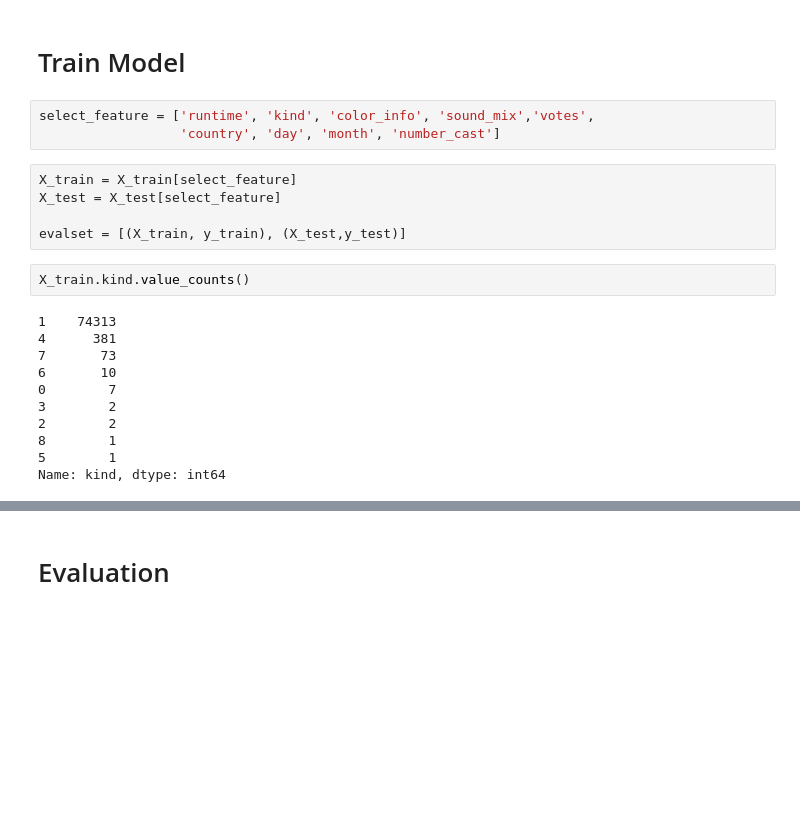
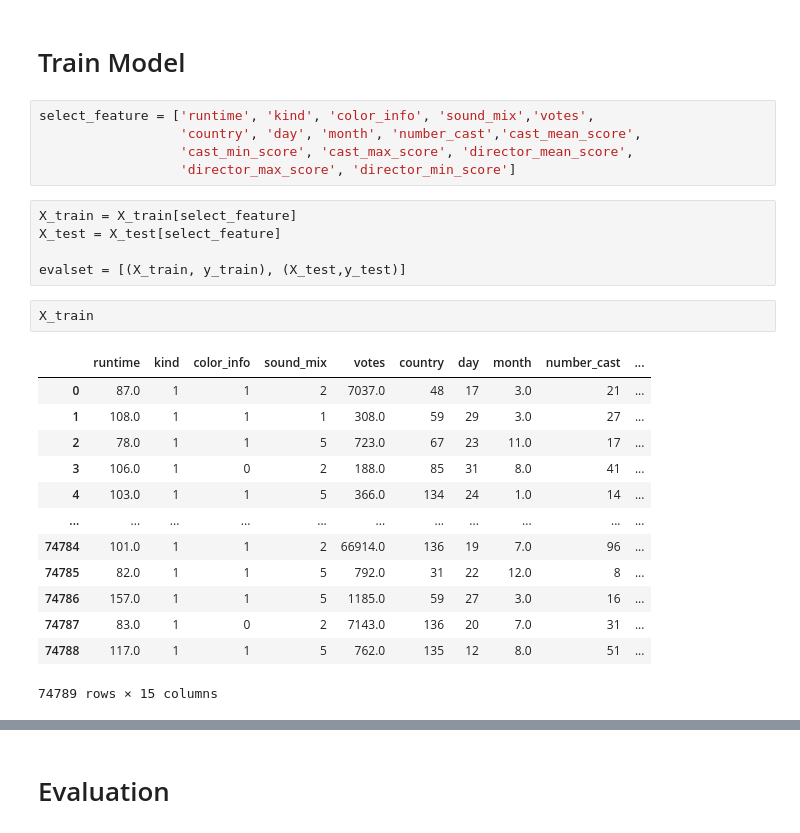
Before and after one commit to DDogeeee/movie_score_imdb, a Jupyter notebook: main.ipynb, the cells around one changed output, grey strips where cells are left out. Saved outputs shown, nothing was run; the diff lists cells and outputs as text; blank space fills up the shorter version.

```diff
--- a/main.ipynb
+++ b/main.ipynb
@@ -199,25 +199,30 @@ Rating trung bình phim của các nước không cách biệt nhau quá nhiều
 # Train Model
 # %%
 select_feature = ['runtime', 'kind', 'color_info', 'sound_mix','votes',
-                  'country', 'day', 'month', 'number_cast']
+                  'country', 'day', 'month', 'number_cast','cast_mean_score',
+                  'cast_min_score', 'cast_max_score', 'director_mean_score',
+                  'director_max_score', 'director_min_score']
 # %%
 X_train = X_train[select_feature]
 X_test = X_test[select_feature]
 
 evalset = [(X_train, y_train), (X_test,y_test)]
 # %%
-X_train.kind.value_counts()
+X_train
 # %% [output]
+|  | runtime | kind | color_info | sound_mix | votes | country | day | month | number_cast | ... |
+| 0 | 87.0 | 1 | 1 | 2 | 7037.0 | 48 | 17 | 3.0 | 21 | ... |
+| 1 | 108.0 | 1 | 1 | 1 | 308.0 | 59 | 29 | 3.0 | 27 | ... |
+| 2 | 78.0 | 1 | 1 | 5 | 723.0 | 67 | 23 | 11.0 | 17 | ... |
+| 3 | 106.0 | 1 | 0 | 2 | 188.0 | 85 | 31 | 8.0 | 41 | ... |
+| 4 | 103.0 | 1 | 1 | 5 | 366.0 | 134 | 24 | 1.0 | 14 | ... |
+| ... | ... | ... | ... | ... | ... | ... | ... | ... | ... | ... |
+| 74784 | 101.0 | 1 | 1 | 2 | 66914.0 | 136 | 19 | 7.0 | 96 | ... |
+| 74785 | 82.0 | 1 | 1 | 5 | 792.0 | 31 | 22 | 12.0 | 8 | ... |
+| 74786 | 157.0 | 1 | 1 | 5 | 1185.0 | 59 | 27 | 3.0 | 16 | ... |
+| 74787 | 83.0 | 1 | 0 | 2 | 7143.0 | 136 | 20 | 7.0 | 31 | ... |
+| 74788 | 117.0 | 1 | 1 | 5 | 762.0 | 135 | 12 | 8.0 | 51 | ... |
-1    74313
-4      381
-7       73
-6       10
-0        7
-3        2
-2        2
-8        1
-5        1
-Name: kind, dtype: int64
+74789 rows × 15 columns
 # %%
 model = XGBRegressor(n_estimators = 500,
                      max_depth=3);
```
Also changed, not shown: parts of 11 cells of this notebook, 6 other files.
